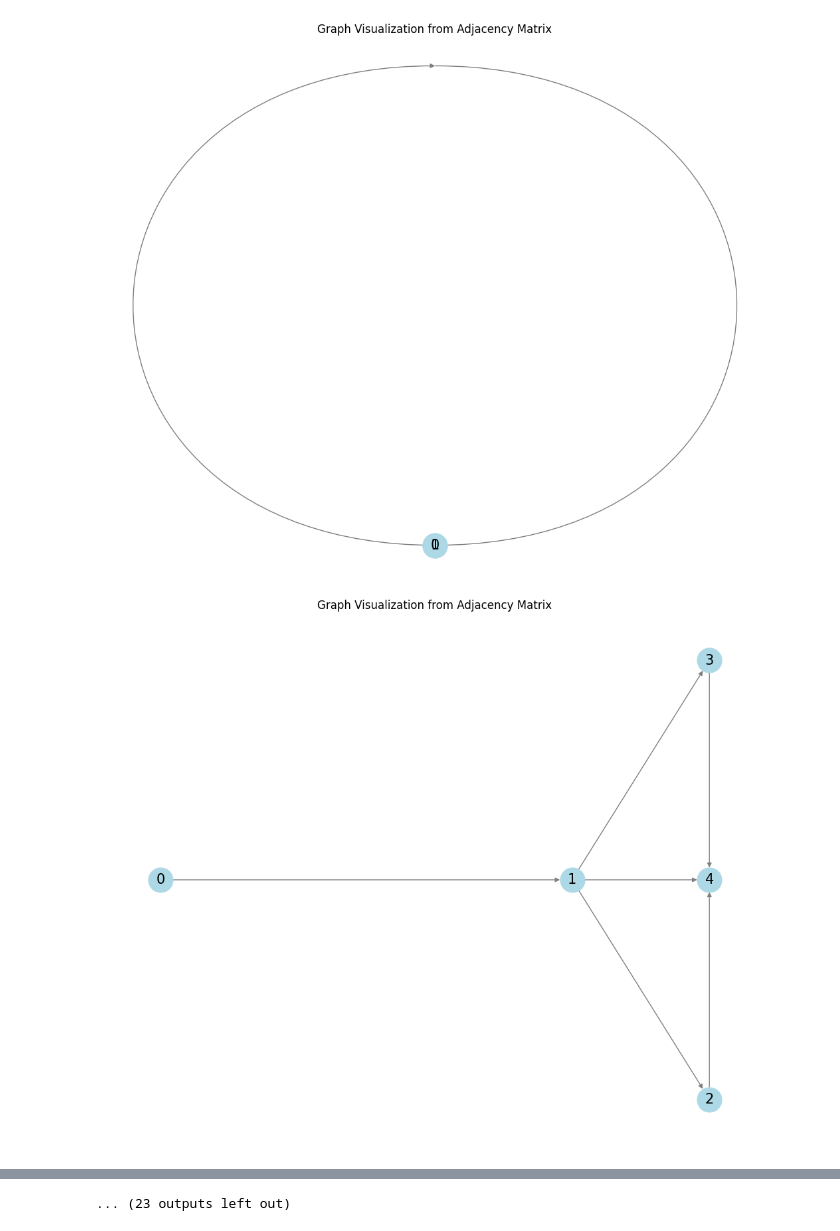
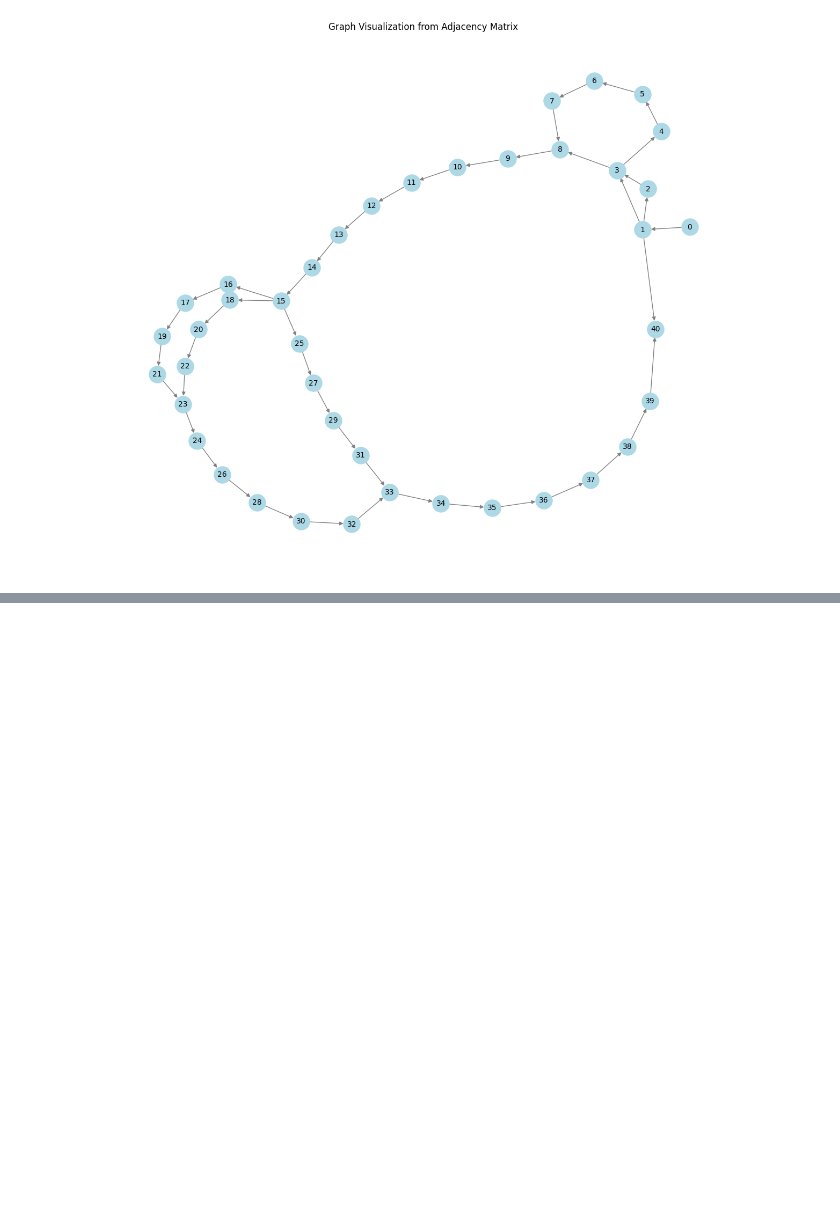
Before and after one commit to RyanTomich/photonic_compiler, a Jupyter notebook: model_to_graph/sub_graphs.ipynb, the cells around one changed output, grey strips where cells are left out. Cells and saved outputs as stored; diff of their text form; code cells hidden in the pictures; blank space fills up the shorter version.

```diff
--- a/model_to_graph/sub_graphs.ipynb
+++ b/model_to_graph/sub_graphs.ipynb
@@ -28,21 +32,21 @@ True
 # %%
 for i in range(len(groups)):
-    test_group = groups[i]
+    if i == 3:
+        test_group = groups[i]
 
-    start_stack = sg.StackedNode(0, [], [[]], [[]], opp='start', func_stack=['start'], cost_stack=[0])
-    first_stack = copy.deepcopy(graph.stack_list[graph.id_to_idx[test_group[0]]])
-    first_stack.parents = [0]
+        start_stack = sg.StackedNode(0, [], [[]], [[]], opp='start', func_stack=['start'], cost_stack=[0])
+        first_stack = copy.deepcopy(graph.stack_list[graph.id_to_idx[test_group[0]]])
+        first_stack.parents = [0]
 
-    subgraph_stack_list = [start_stack, first_stack]
-    for stack_id in test_group[1:]:
-        stack = graph.stack_list[graph.id_to_idx[stack_id]]
-        new_node = copy.deepcopy(stack)
-        new_node.parents = set(new_node.parents) - graph.load_nodes
-        subgraph_stack_list.append(new_node)
+        subgraph_stack_list = [start_stack, first_stack]
+        for stack_id in test_group[1:]:
+            stack = graph.stack_list[graph.id_to_idx[stack_id]]
+            new_node = copy.deepcopy(stack)
+            new_node.parents = set(new_node.parents) - graph.load_nodes
+            subgraph_stack_list.append(new_node)
 
 
-    new_graph = sg.StackedGraph(stack_list=subgraph_stack_list)
-    gv.adj_to_graph(new_graph.adj_matrix, save=False)
+        new_graph = sg.StackedGraph(stack_list=subgraph_stack_list)
+        gv.adj_to_graph(new_graph.adj_matrix, save=False, layout = 'kk')
 # %% [output]
-[figure, old version]
+[figure, new version]
-[figure, removed]
@@ -59 +52,0 @@ for i in range(len(groups)):
-... (23 outputs left out)
```
Also changed, not shown: parts of 2 cells of this notebook, 3 other files.
